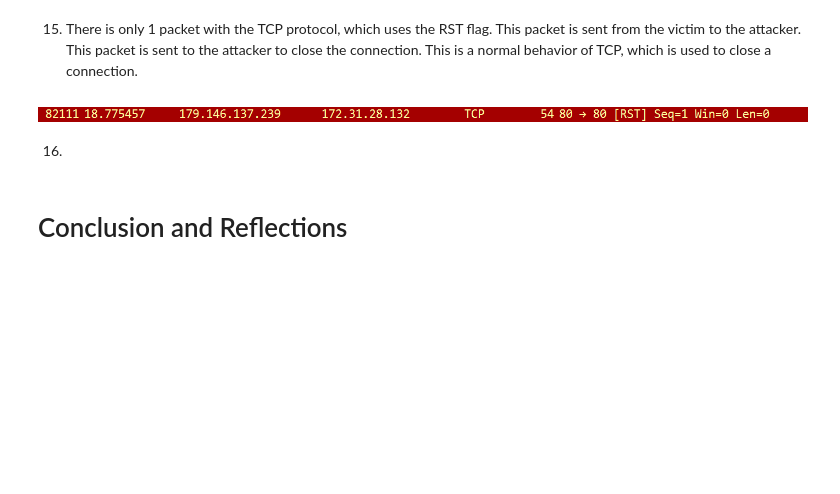
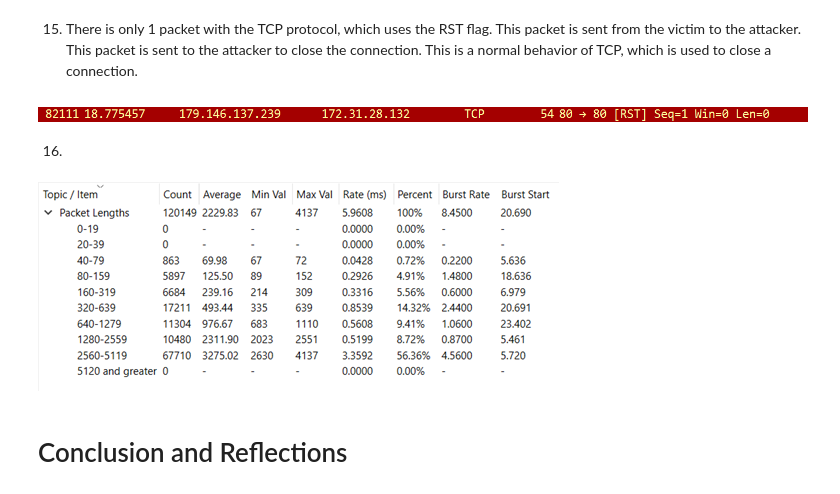
Before and after one commit to nagham-mekky/ForensicsAssignment2, a Jupyter notebook: Assignment2.ipynb, the cells around one changed output. Cells and saved outputs as stored; diff of their text form; code cells hidden in the pictures; blank space fills up the shorter version.

```diff
--- a/Assignment2.ipynb
+++ b/Assignment2.ipynb
@@ -116,5 +116,9 @@ Image(filename='TCP.png')
 [figure]
 # %% [markdown]
 16.
+# %%
+Image(filename='Q16.png')
+# %% [output]
+[figure, added]
 # %% [markdown]
 # Conclusion and Reflections
```
Also changed, not shown: parts of 2 cells of this notebook, 1 other file.
